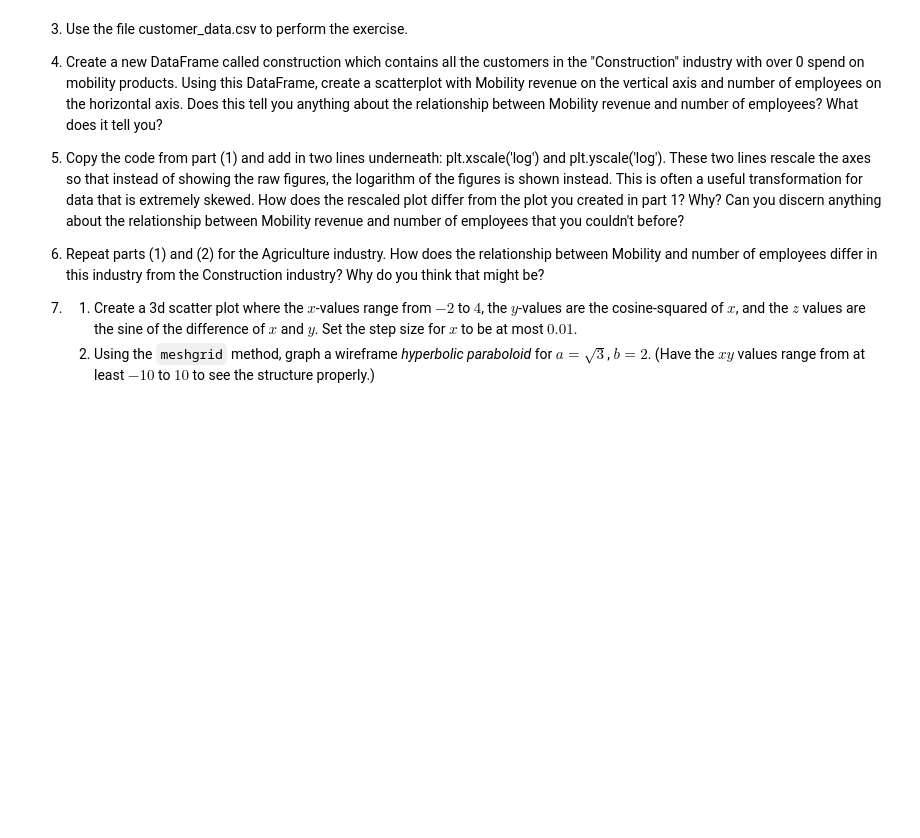
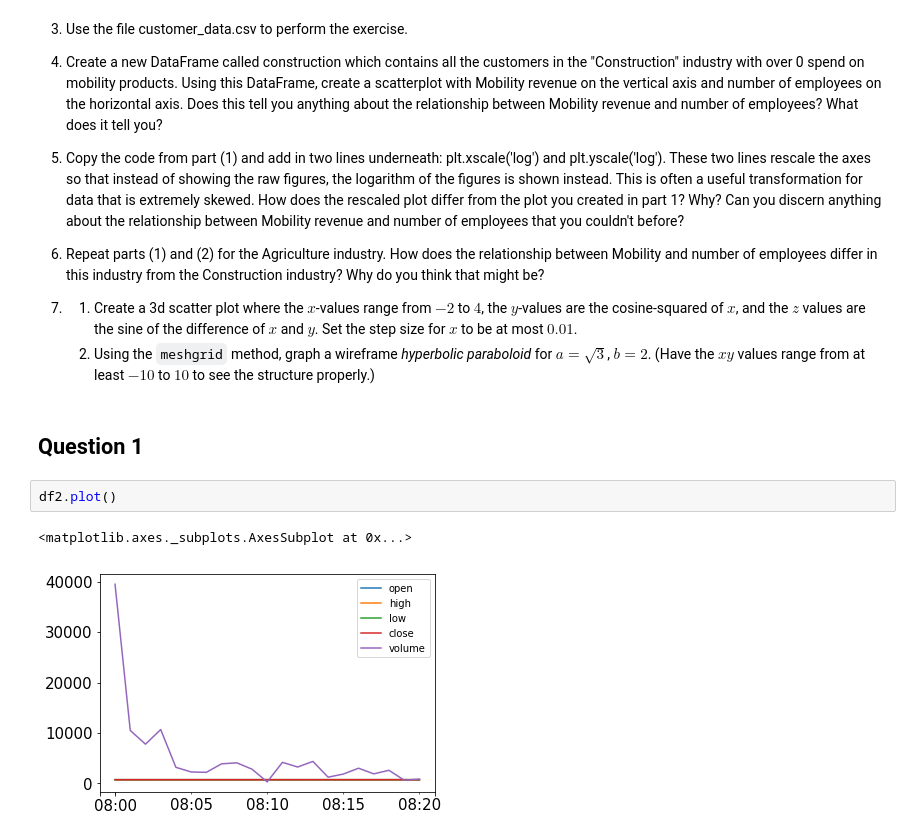
Before and after one commit to scotthsieh0503/DataScienceClass, a Jupyter notebook: Unit 4 - Data Visualization/Unit 04 - Data Visualization.ipynb, the cells around one changed output. Cells and saved outputs as stored; diff of their text form; blank space fills up the shorter version.

```diff
--- a/Unit 4 - Data Visualization/Unit 04 - Data Visualization.ipynb
+++ b/Unit 4 - Data Visualization/Unit 04 - Data Visualization.ipynb
@@ -734,3 +833,10 @@ show(p)
 
 3. 1. Create a 3d scatter plot where the $x$-values range from $-2$ to $4$, the $y$-values are the cosine-squared of $x$, and the $z$ values are the sine of the difference of $x$ and $y$.  Set the step size for $x$ to be at most $0.01$.
    2. Using the `meshgrid` method, graph a wireframe *hyperbolic paraboloid* for $a=\sqrt{3}$, $b=2$.  (Have the $xy$ values range from at least $-10$ to $10$ to see the structure properly.)
+# %% [markdown]
+## Question 1
+# %%
+df2.plot()
+# %% [output]
+<matplotlib.axes._subplots.AxesSubplot at 0x...>
+[figure, added]
```
Also changed, not shown: parts of 37 cells of this notebook, 22 other files.
